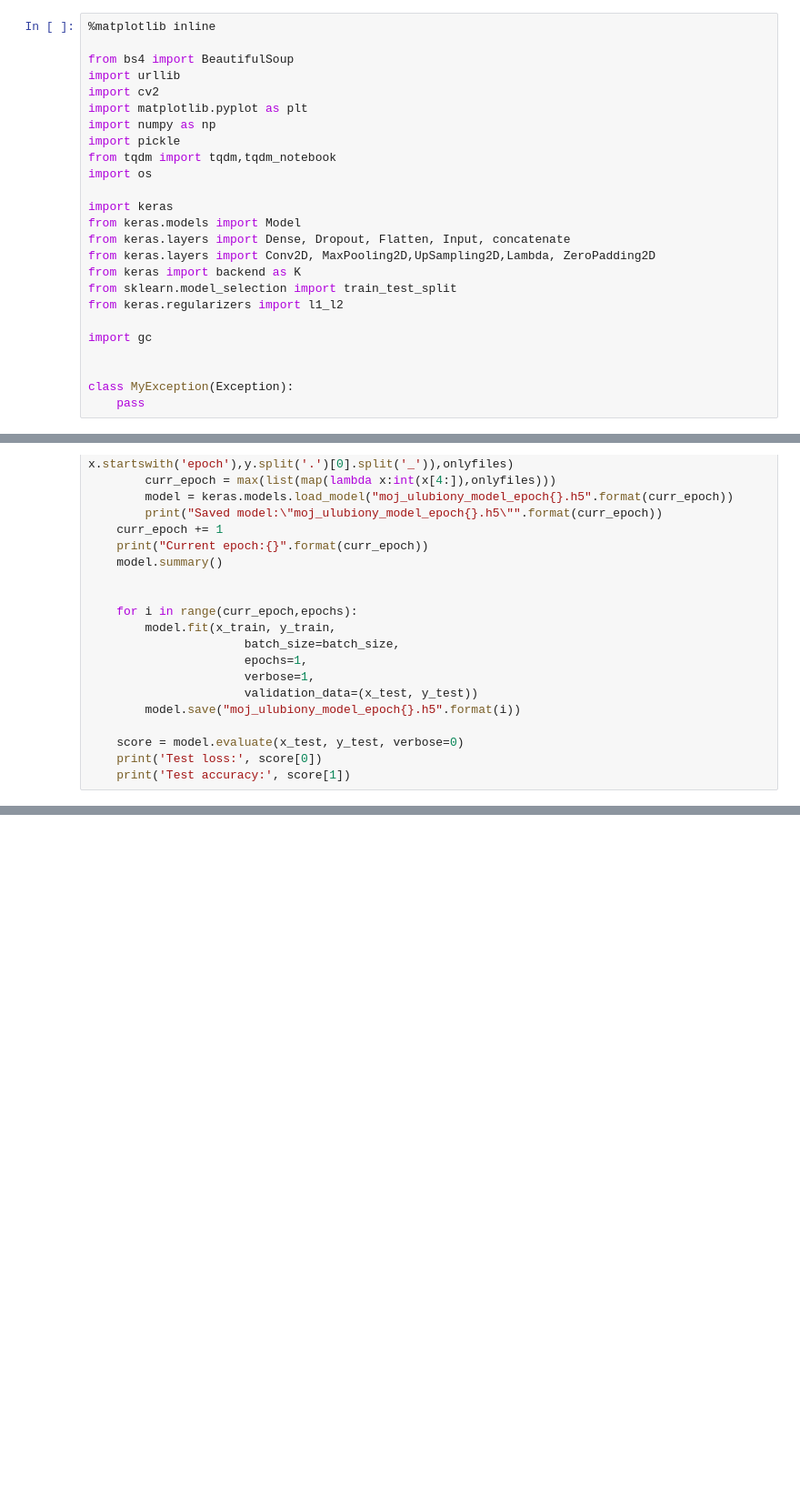
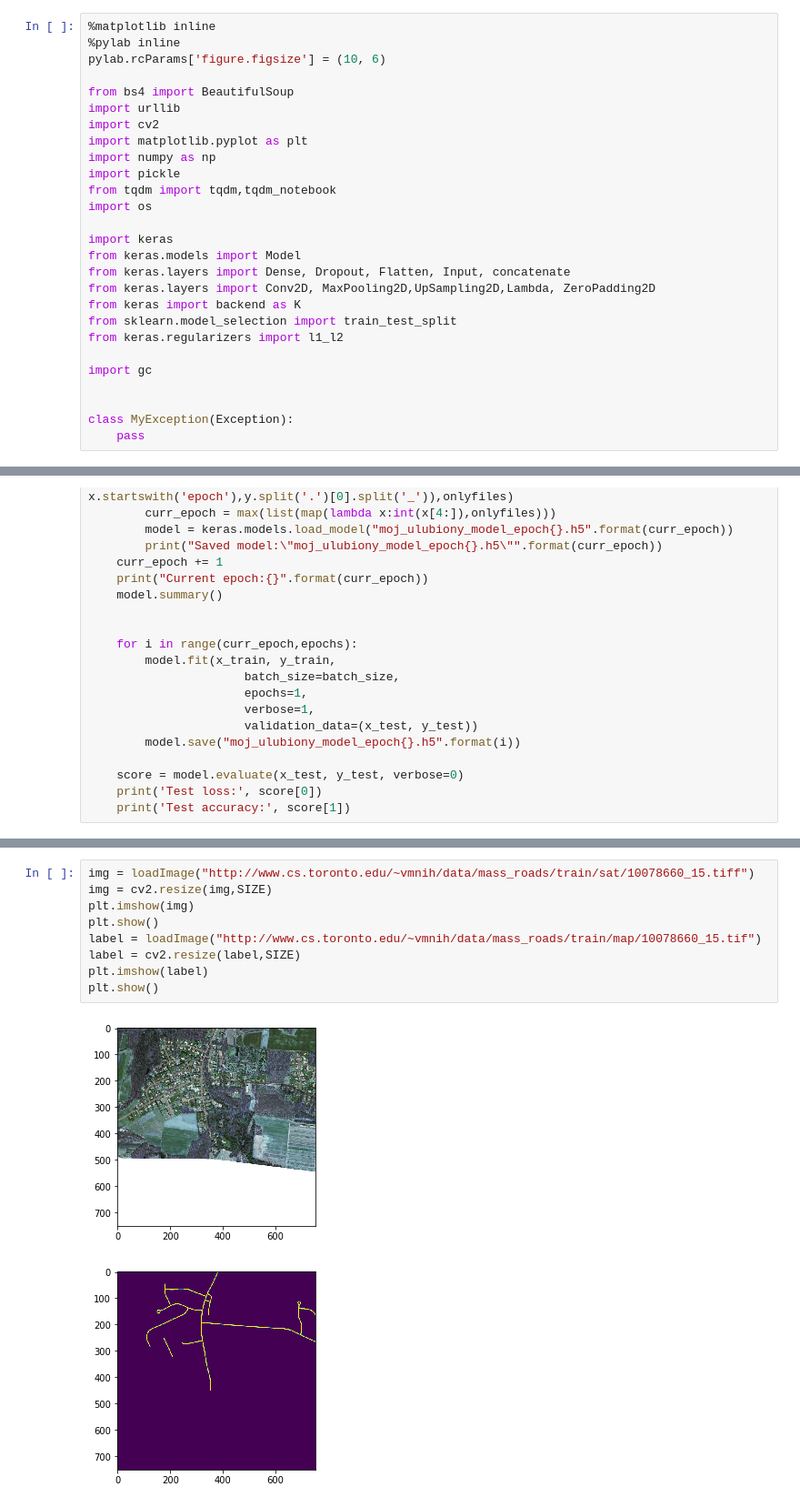
Before and after one commit to damjur/RoadFinder, a Jupyter notebook: RoadFinder.ipynb, the cells around one changed output, grey strips where cells are left out. Shown at 91% size. Cells and saved outputs as stored; diff of their text form; blank space fills up the shorter version.

```diff
--- a/RoadFinder.ipynb
+++ b/RoadFinder.ipynb
@@ -1,5 +1,7 @@
 # %%
 %matplotlib inline
+%pylab inline
+pylab.rcParams['figure.figsize'] = (10, 6)
 
 from bs4 import BeautifulSoup
 import urllib
@@ -513,0 +548,12 @@ MemoryError:
+# %%
+img = loadImage("http://www.cs.toronto.edu/~vmnih/data/mass_roads/train/sat/10078660_15.tiff")
+img = cv2.resize(img,SIZE)
+plt.imshow(img)
+plt.show()
+label = loadImage("http://www.cs.toronto.edu/~vmnih/data/mass_roads/train/map/10078660_15.tif")
+label = cv2.resize(label,SIZE)
+plt.imshow(label)
+plt.show()
+# %% [output]
+[figure, added]
+[figure, added]
```
Also changed, not shown: parts of 4 cells of this notebook, 2 other files.
